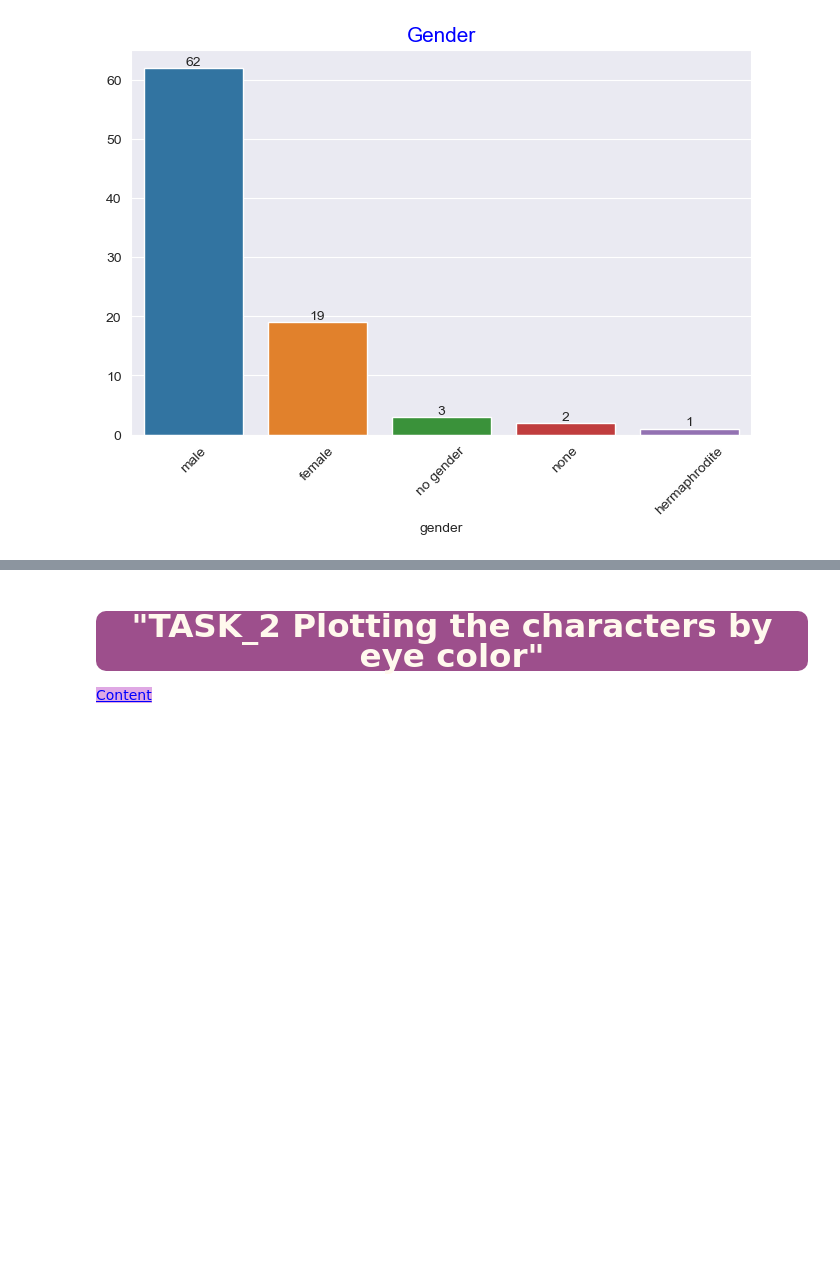
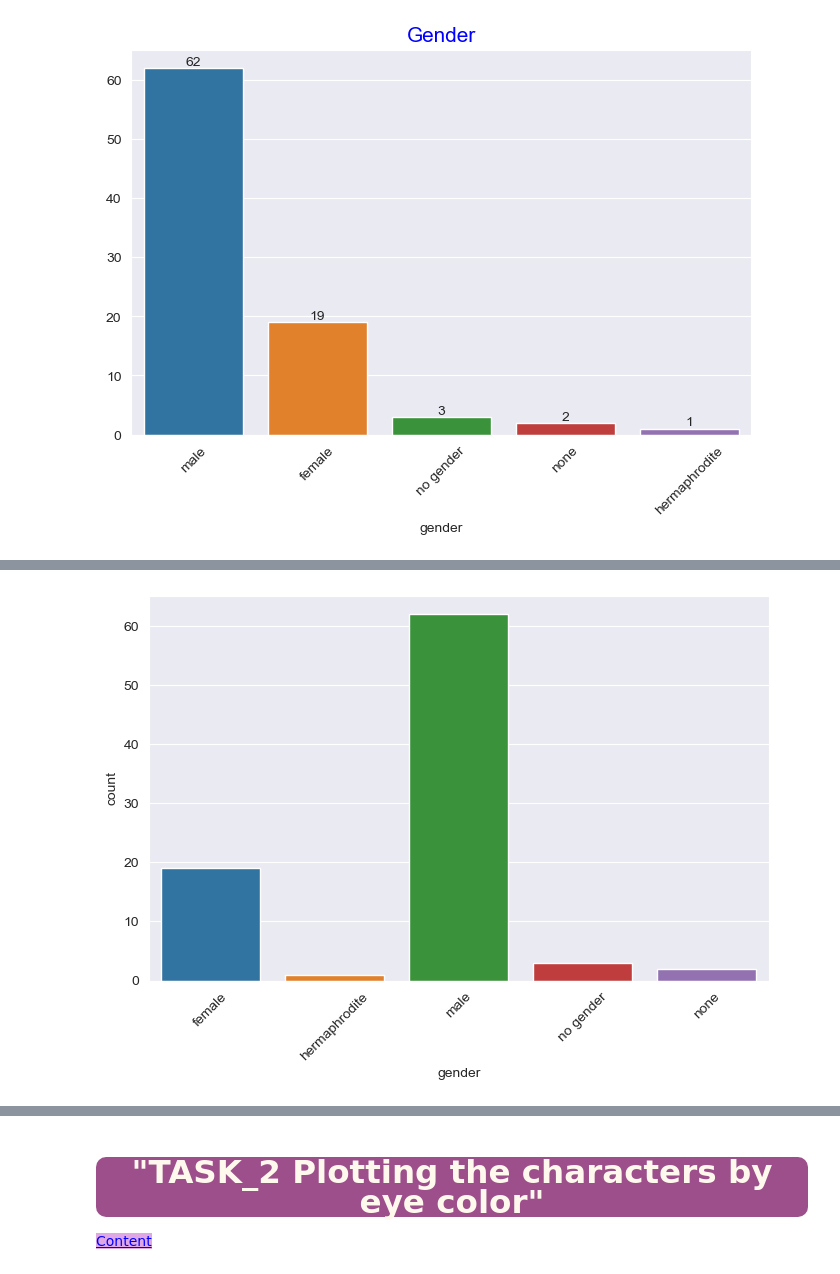
Before and after one commit to Nurdan10/Assignments, a Jupyter notebook: Ass_4/Star_Wars_Characters_assigment_2_Student (seaborn)_V02.ipynb, the cells around one changed output, grey strips where cells are left out. Cells and saved outputs as stored; diff of their text form; code cells hidden in the pictures; blank space fills up the shorter version.

```diff
--- a/Ass_4/Star_Wars_Characters_assigment_2_Student (seaborn)_V02.ipynb
+++ b/Ass_4/Star_Wars_Characters_assigment_2_Student (seaborn)_V02.ipynb
@@ -169,3 +169,5 @@ style="color:blue; background-color:#dfa8e4" data-toggle="popover">Content</a>
 - **Task 7.** Plotting the Characters height histogram <br>
 # %% [markdown]
 **Now Let us first try to load and read the Star_Wars_characters dataset. [SOURCE](https://towardsdatascience.com/learn-how-to-read-data-into-a-pandas-dataframe-in-5-minutes-122af8e0b9db) for learning how to read data into a Pandas DataFrame in 5 minutes.**
+# %%
+df = pd.read_excel('Star_Wars_characters.xlsx')
@@ -256,3 +318,6 @@ Name: count, dtype: int64
 # %% [markdown]
 **This can now be plotted much more concisely.**<br>
 Axes.bar_label() automatically labels bars [since matplotlib 3.4](https://matplotlib.org/stable/api/_as_gen/matplotlib.axes.Axes.bar_label.html)
+# %%
+df['gender'] = df['gender'].astype('category')
+df['gender']
@@ -267,3 +347,10 @@ Axes.bar_label() automatically labels bars [since matplotlib 3.4](https://matplo
+# %%
+# with seaborn countplot
+plt.figure(figsize=(8, 5))
+plt.xticks(rotation=45)
+sns.countplot(data=df, x='gender');
+# %% [output]
+[figure, added]
 # %% [markdown]
 <a id="3"></a>
 # %% [markdown]
```
Also changed, not shown: parts of 25 cells of this notebook.
